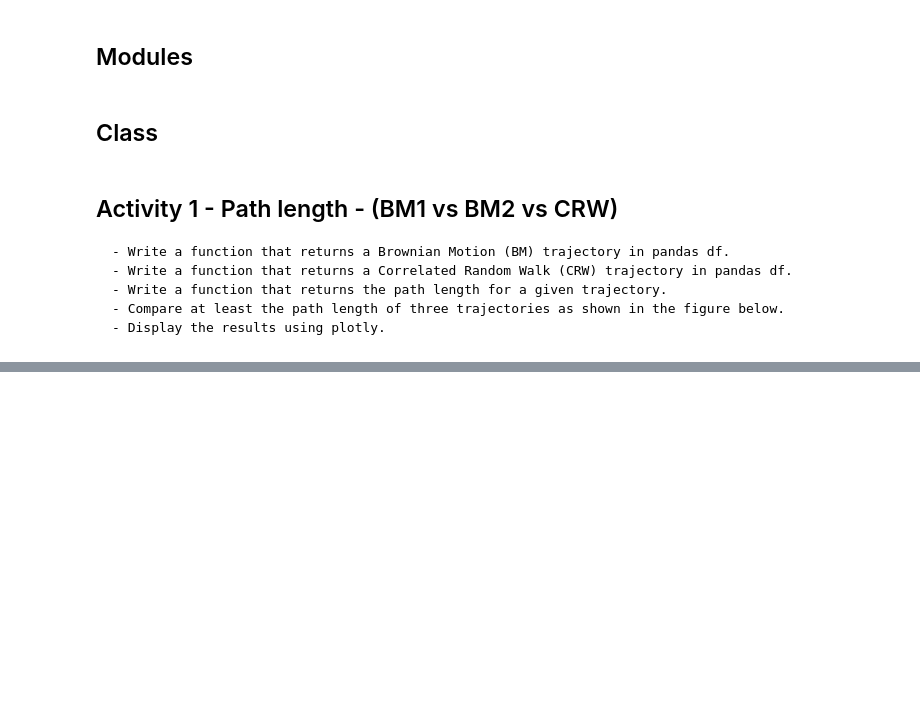
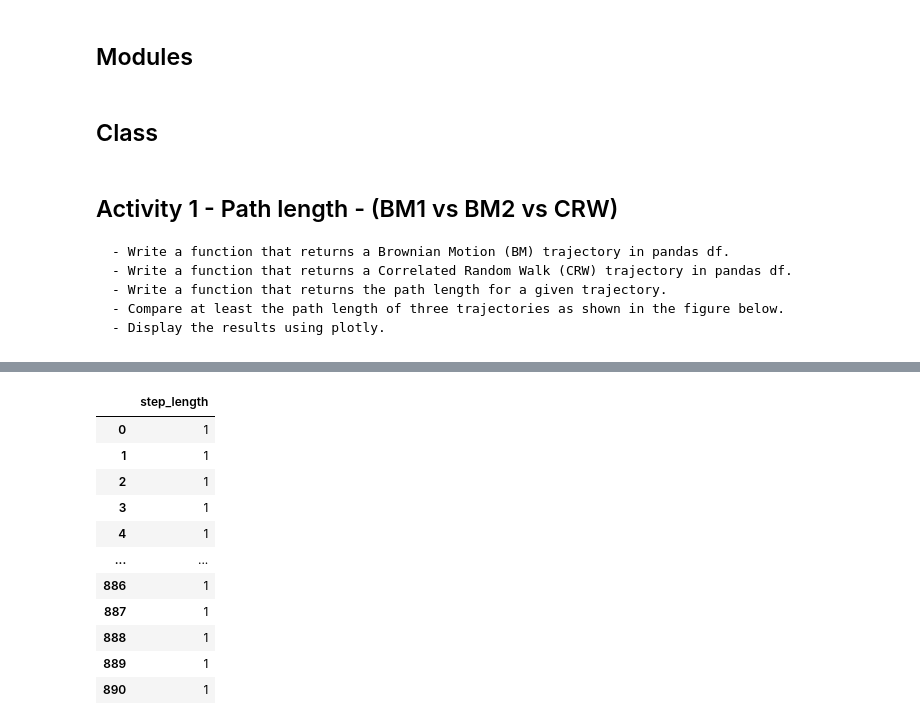
Before and after one commit to AlexisMrey/Assignment2_IndustryTopics, a Jupyter notebook: RandomWalkMetrics.ipynb, the cells around one changed output, grey strips where cells are left out. Cells and saved outputs as stored; diff of their text form; code cells hidden in the pictures; blank space fills up the shorter version.

```diff
--- a/RandomWalkMetrics.ipynb
+++ b/RandomWalkMetrics.ipynb
@@ -171,0 +411,97 @@ fig.show()
+# %%
+# We initalize the variables
+speed = 10
+s_pos = [0,0,0]
+n_steps = 1000
+time_per_step = 0.0004
+
+alpha = 1.5
+beta = 0
+m = 0
+
+def levy_traj(alpha = 1.5, beta=0, m = 0, speed=10,s_pos = [0,0,0], n_steps=1000, time_per_step=0.0004):
+    # Initialize the dataFrame to store x, y values to trace trajectory, then set initial position for Data Frame
+    trajectory = pd.DataFrame(columns=['x_pos', 'y_pos', 'z_pos'])
+    temp_df = pd.DataFrame([{'x_pos':s_pos[0], 'y_pos':s_pos[1], 'z_pos':s_pos[2]}])
+
+    trajectory = pd.concat([trajectory,temp_df], ignore_index=True)
+
+    # Initialize the velocity vector with initial position
+    velocity = Vec2d(speed, 0)
+
+    # Random values using Lévy algorithm
+    r = levy_stable.rvs(alpha, beta, loc=m, size=n_steps) #angle rotation values
+
+    # trajectory x and y values are defined by lévy distribution random values.
+    # On each iteration the difference between each step is calculated multiplying the value returned by the velocity
+    # vector with the current value of the random lavue from lévy distribution.
+    for i in range(n_steps):
+        step_length = levy_stable.rvs(alpha,beta)
+
+        # Rotation angles for the vector are also random values from lévy distribution
+        velocity = velocity.rotated(r[i])
+
+        length_traveled = velocity.get_length() * step_length * time_per_step # times values (z)
+
+        # new position values are stored in the trajectory dataframe
+        temp_df = pd.DataFrame([{
+            'x_pos':trajectory.x_pos[i] + velocity.x * step_length,
+            'y_pos':trajectory.y_pos[i] + velocity.y * step_length,
+            'z_pos':trajectory.z_pos[i] + length_traveled
+            }]
+        )
+        trajectory = pd.concat([trajectory, temp_df], ignore_index=True)
+
+    return trajectory, r
+
+def step_lengths(lev_traj, rot_ang):
+    step_lengths = []
+    step_length = 1
+    for i in range(len(lev_traj)-1):
+        if (rot_ang[i] < 0.01 and rot_ang[i] > -0.1 ):
+            step_length += step_length + 1
+        else:
+            step_lengths.append(step_length)
+            step_length = 1
+
+    return pd.DataFrame(step_lengths, columns=['step_length'])
+
+levy_traj_1, rot_angles = levy_traj(alpha=1, beta=1)
+
+levy_1_sls = step_lengths(levy_traj_1, rot_angles)
+
+times = np.linspace(0,50, len(levy_1_sls))
+levy_pdf_1 = levy_stable.pdf(times, alpha=1, beta=1,loc=5)
+
+# Plot histograms using Plotly
+fig_hist = go.Figure()
+fig_hist.add_trace(go.Histogram(
+    y=times,
+    x=levy_1_sls.step_length,
+    name='Levy - Alpha 1.0 Beta 1.0 observable',
+    marker_color='blue'
+))
+fig_hist.add_trace(go.Scatter(
+    x = times,
+    y = levy_pdf_1,
+    mode = 'lines',
+    name='CRW - 0.6 PDF',
+    showlegend=True
+))
+
+fig_hist.show()
+
+levy_1_sls
+# %% [output]
+|  | step_length |
+| 0 | 1 |
+| 1 | 1 |
+| 2 | 1 |
+| 3 | 1 |
+| 4 | 1 |
+| ... | ... |
+| 886 | 1 |
+| 887 | 1 |
+| 888 | 1 |
+| 889 | 1 |
+| 890 | 1 |
```
Also changed, not shown: parts of 10 cells of this notebook.
